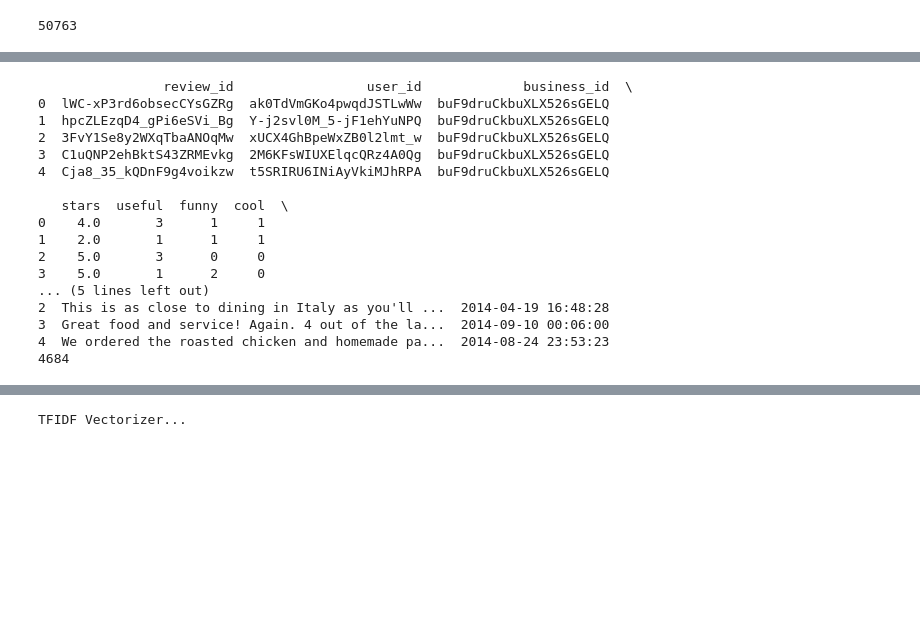
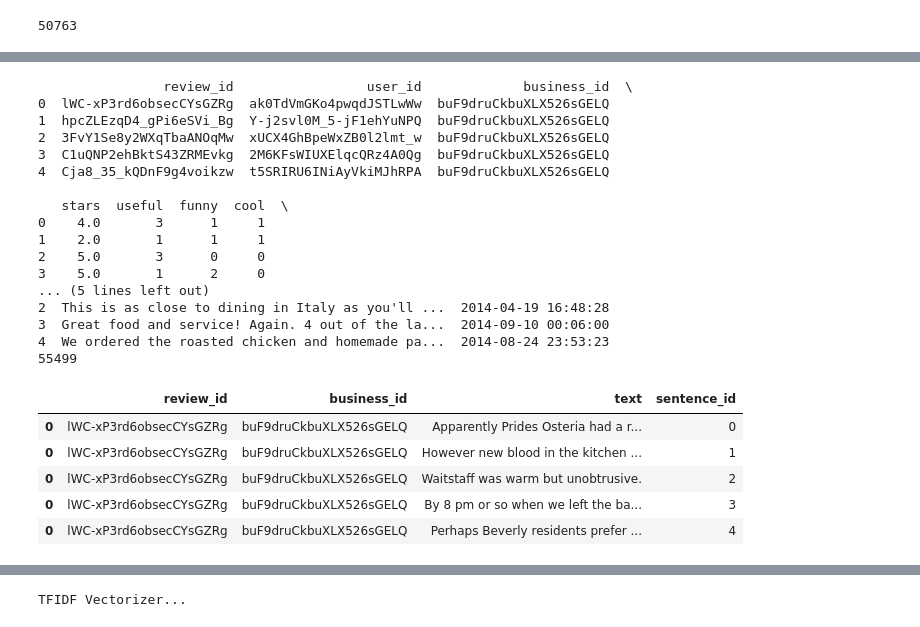
Before and after one commit to ksjiaxian/fyoudie, a Jupyter notebook: python_workbooks/tf-idf-sentiment-analysis.ipynb, the cells around one changed output, grey strips where cells are left out. Cells and saved outputs as stored; diff of their text form; code cells hidden in the pictures; blank space fills up the shorter version.

```diff
--- a/python_workbooks/tf-idf-sentiment-analysis.ipynb
+++ b/python_workbooks/tf-idf-sentiment-analysis.ipynb
@@ -108,6 +66,6 @@ SyntaxError: unexpected EOF while parsing (1153435750.py, line 2)
 # %%
 # convert reviews to dataframe
-temp_list = [review for reviews in list(review_info_dict.values())[:10] for review in reviews]
+temp_list = [review for reviews in list(review_info_dict.values())[:100] for review in reviews]
 review_info_df = pd.DataFrame(temp_list)
 
 print(review_info_df.head())
@@ -129,7 +87,22 @@ print(len(review_info_df))
 2  This is as close to dining in Italy as you'll ...  2014-04-19 16:48:28
 3  Great food and service! Again. 4 out of the la...  2014-09-10 00:06:00
 4  We ordered the roasted chicken and homemade pa...  2014-08-24 23:53:23
-4684
+55499
+# %%
+# split reviews into sentences
+
+review_info_df = review_info_df.drop(['user_id', 'stars', 'useful', 'funny', 'cool', 'date'], axis=1)
+review_info_df['text'] = [nltk.tokenize.sent_tokenize(review) for review in review_info_df['text']]
+review_info_df = review_info_df.explode('text')
+review_info_df['sentence_id'] = [i for i in range(len(review_info_df))]
+review_info_df.head()
+# %% [output]
+|  | review_id | business_id | text | sentence_id |
+| 0 | lWC-xP3rd6obsecCYsGZRg | buF9druCkbuXLX526sGELQ | Apparently Prides Osteria had a r... | 0 |
+| 0 | lWC-xP3rd6obsecCYsGZRg | buF9druCkbuXLX526sGELQ | However new blood in the kitchen ... | 1 |
+| 0 | lWC-xP3rd6obsecCYsGZRg | buF9druCkbuXLX526sGELQ | Waitstaff was warm but unobtrusive. | 2 |
+| 0 | lWC-xP3rd6obsecCYsGZRg | buF9druCkbuXLX526sGELQ | By 8 pm or so when we left the ba... | 3 |
+| 0 | lWC-xP3rd6obsecCYsGZRg | buF9druCkbuXLX526sGELQ | Perhaps Beverly residents prefer ... | 4 |
 # %%
 # Pre Processing
 # lower case
```
Also changed, not shown: parts of 15 cells of this notebook.
